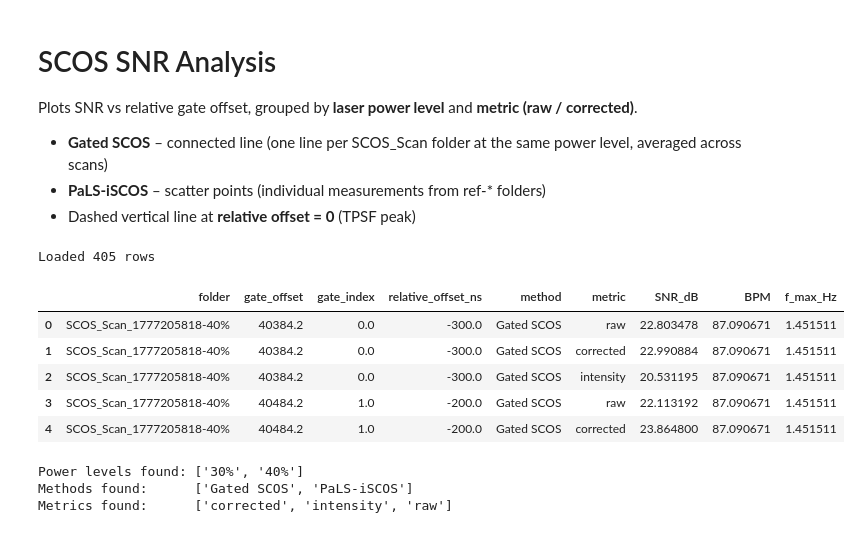
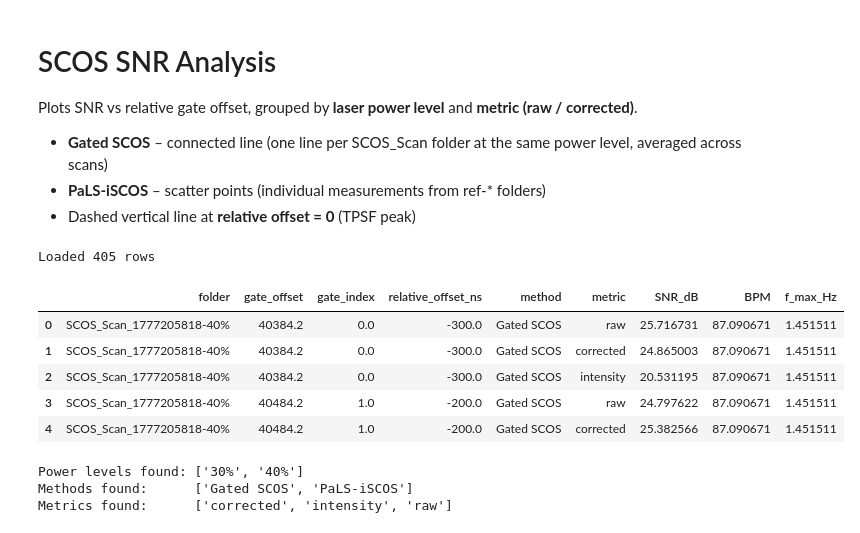
Before and after one commit to ShiraTzi/SPAD512-SCOS_GUI, a Jupyter notebook: Open_Results/scos_snr_analysis.ipynb, the cells around one changed output. Saved outputs shown, nothing was run; the diff lists cells and outputs as text; code cells hidden in the pictures.

```diff
--- a/Open_Results/scos_snr_analysis.ipynb
+++ b/Open_Results/scos_snr_analysis.ipynb
@@ -8,38 +8,38 @@ Plots SNR vs relative gate offset, grouped by **laser power level** and **metric
 # %%
 import re
 import numpy as np
 import pandas as pd
 import matplotlib.pyplot as plt
 import matplotlib.ticker as ticker
 from pathlib import Path
 
 plt.rcParams.update({
     "axes.titlesize": 16,
     "axes.titleweight": "bold",
     "figure.titlesize": 18,
     "axes.labelsize": 12,
     "legend.fontsize": 10,
 })
 
 # ── CONFIG ────────────────────────────────────────────────────────────────────
-CSV_PATH = r'E:\Shira_TZ_ISCOS\26-04-2026 1cm Gated +ISCOS\scos_analysis_results.csv'   # <-- adjust if needed
+CSV_PATH = r'D:\Shira_TZ_ISCOS\26-04-2026 1cm Gated +ISCOS\scos_analysis_results.csv'   # <-- adjust if needed
 METRICS   = ['raw', 'corrected', 'intensity']          # metrics to plot
 SAVE_PATH = CSV_PATH.replace('.csv', '_plots')  # directory to save plots
 # ──────────────────────────────────────────────────────────────────────────────
 #create save directory if it doesn't exist
 Path(SAVE_PATH).mkdir(parents=True, exist_ok=True)
 
 df = pd.read_csv(CSV_PATH)
 print(f'Loaded {len(df)} rows')
 df.head()
 # %% [output]
 Loaded 405 rows
 |  | folder | gate_offset | gate_index | relative_offset_ns | method | metric | SNR_dB | BPM | f_max_Hz |
-| 0 | SCOS_Scan_1777205818-40% | 40384.2 | 0.0 | -300.0 | Gated SCOS | raw | 22.803478 | 87.090671 | 1.451511 |
-| 1 | SCOS_Scan_1777205818-40% | 40384.2 | 0.0 | -300.0 | Gated SCOS | corrected | 22.990884 | 87.090671 | 1.451511 |
+| 0 | SCOS_Scan_1777205818-40% | 40384.2 | 0.0 | -300.0 | Gated SCOS | raw | 25.716731 | 87.090671 | 1.451511 |
+| 1 | SCOS_Scan_1777205818-40% | 40384.2 | 0.0 | -300.0 | Gated SCOS | corrected | 24.865003 | 87.090671 | 1.451511 |
 | 2 | SCOS_Scan_1777205818-40% | 40384.2 | 0.0 | -300.0 | Gated SCOS | intensity | 20.531195 | 87.090671 | 1.451511 |
-| 3 | SCOS_Scan_1777205818-40% | 40484.2 | 1.0 | -200.0 | Gated SCOS | raw | 22.113192 | 87.090671 | 1.451511 |
-| 4 | SCOS_Scan_1777205818-40% | 40484.2 | 1.0 | -200.0 | Gated SCOS | corrected | 23.864800 | 87.090671 | 1.451511 |
+| 3 | SCOS_Scan_1777205818-40% | 40484.2 | 1.0 | -200.0 | Gated SCOS | raw | 24.797622 | 87.090671 | 1.451511 |
+| 4 | SCOS_Scan_1777205818-40% | 40484.2 | 1.0 | -200.0 | Gated SCOS | corrected | 25.382566 | 87.090671 | 1.451511 |
 # %%
 # ── PARSE POWER LEVEL FROM FOLDER NAME ───────────────────────────────────────
 def extract_power(folder: str) -> str:
```
Also changed, not shown: parts of 6 cells of this notebook, 5 other files.
